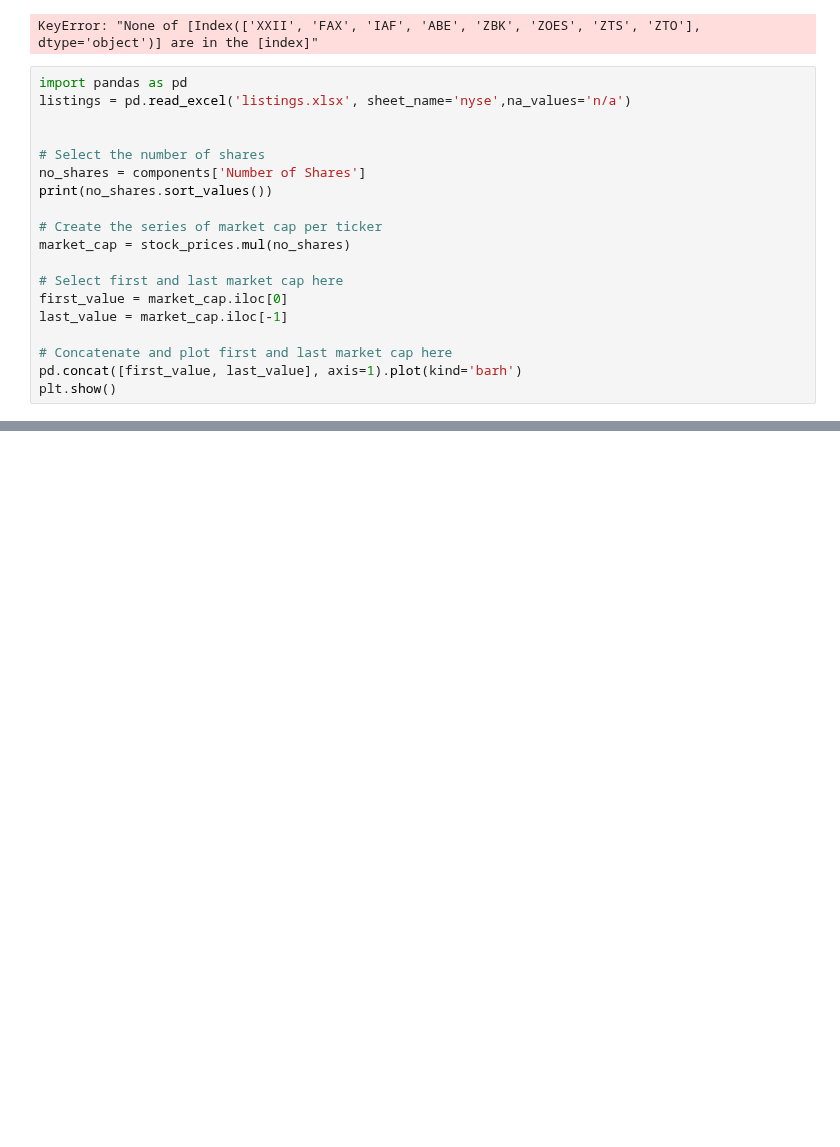
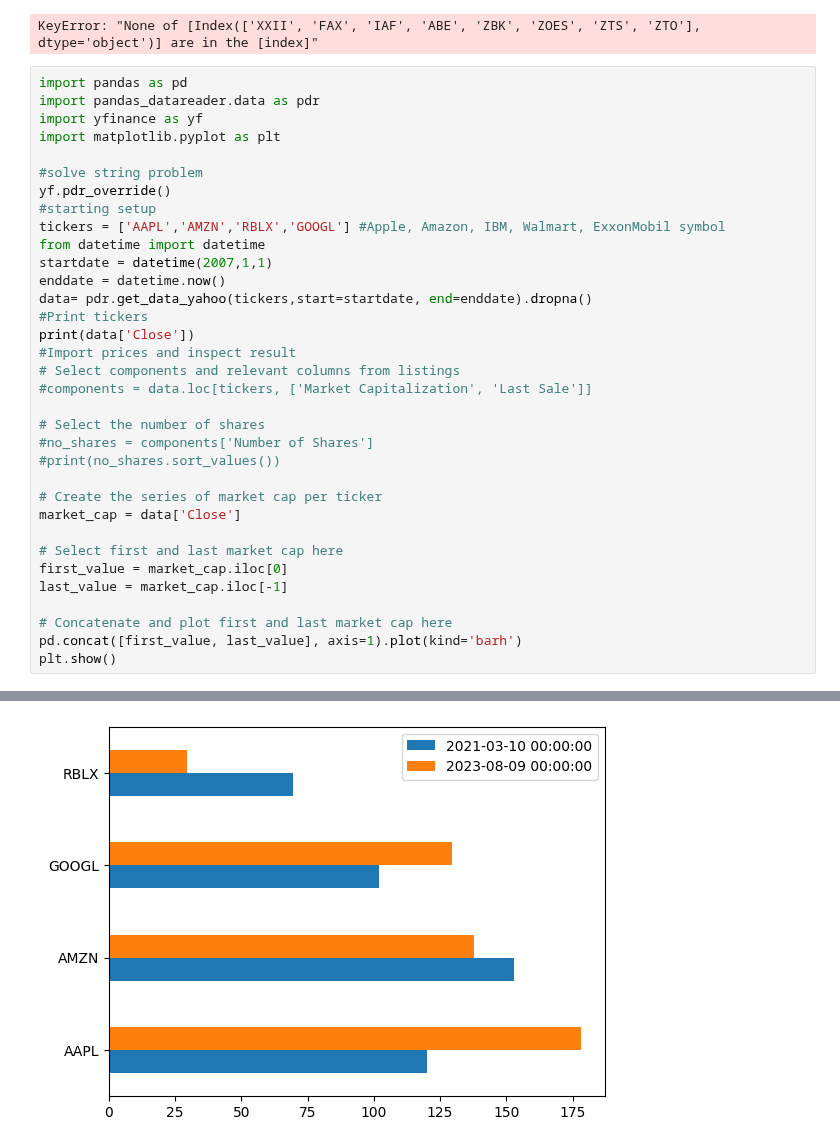
Before and after one commit to KeenGWatanabe/python, a Jupyter notebook: DateTime3.ipynb, the cells around one changed output, grey strips where cells are left out. Drawn from its saved outputs; the diff is of its cells as text; blank space fills up the shorter version.

```diff
--- a/DateTime3.ipynb
+++ b/DateTime3.ipynb
@@ -249,15 +249,30 @@ None
 KeyError: "None of [Index(['XXII', 'FAX', 'IAF', 'ABE', 'ZBK', 'ZOES', 'ZTS', 'ZTO'], dtype='object')] are in the [index]"
 # %%
 import pandas as pd
-listings = pd.read_excel('listings.xlsx', sheet_name='nyse',na_values='n/a')
+import pandas_datareader.data as pdr
+import yfinance as yf
+import matplotlib.pyplot as plt
 
+#solve string problem
+yf.pdr_override()
+#starting setup
+tickers = ['AAPL','AMZN','RBLX','GOOGL'] #Apple, Amazon, IBM, Walmart, ExxonMobil symbol
+from datetime import datetime
+startdate = datetime(2007,1,1)
+enddate = datetime.now()
+data= pdr.get_data_yahoo(tickers,start=startdate, end=enddate).dropna()
+#Print tickers
+print(data['Close'])
+#Import prices and inspect result
+# Select components and relevant columns from listings
+#components = data.loc[tickers, ['Market Capitalization', 'Last Sale']]
 
 # Select the number of shares
-no_shares = components['Number of Shares']
-print(no_shares.sort_values())
+#no_shares = components['Number of Shares']
+#print(no_shares.sort_values())
 
 # Create the series of market cap per ticker
-market_cap = stock_prices.mul(no_shares)
+market_cap = data['Close']
 
 # Select first and last market cap here
 first_value = market_cap.iloc[0]
@@ -270,0 +301 @@ NameError: name 'components' is not defined
+[figure, added]
```
Also changed, not shown: parts of 2 cells of this notebook.
